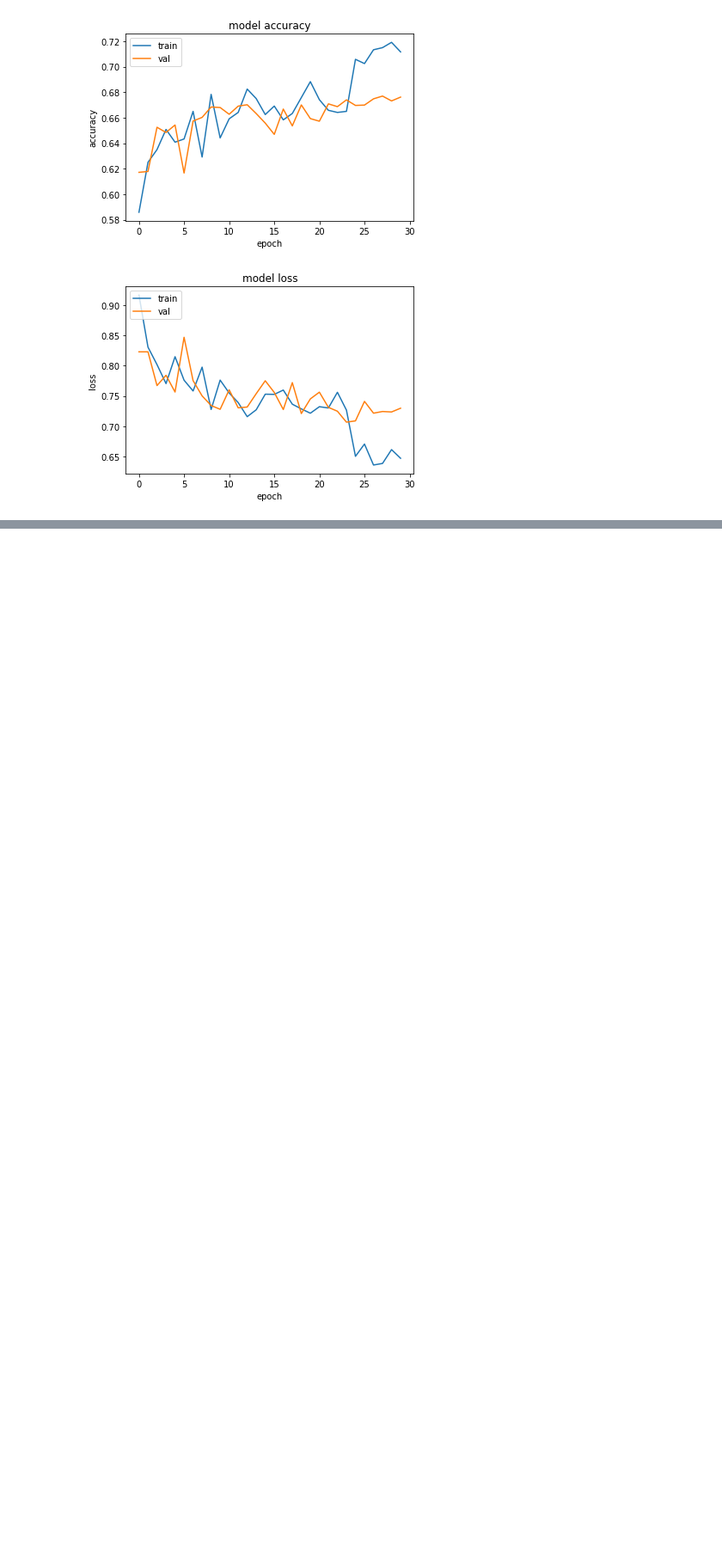
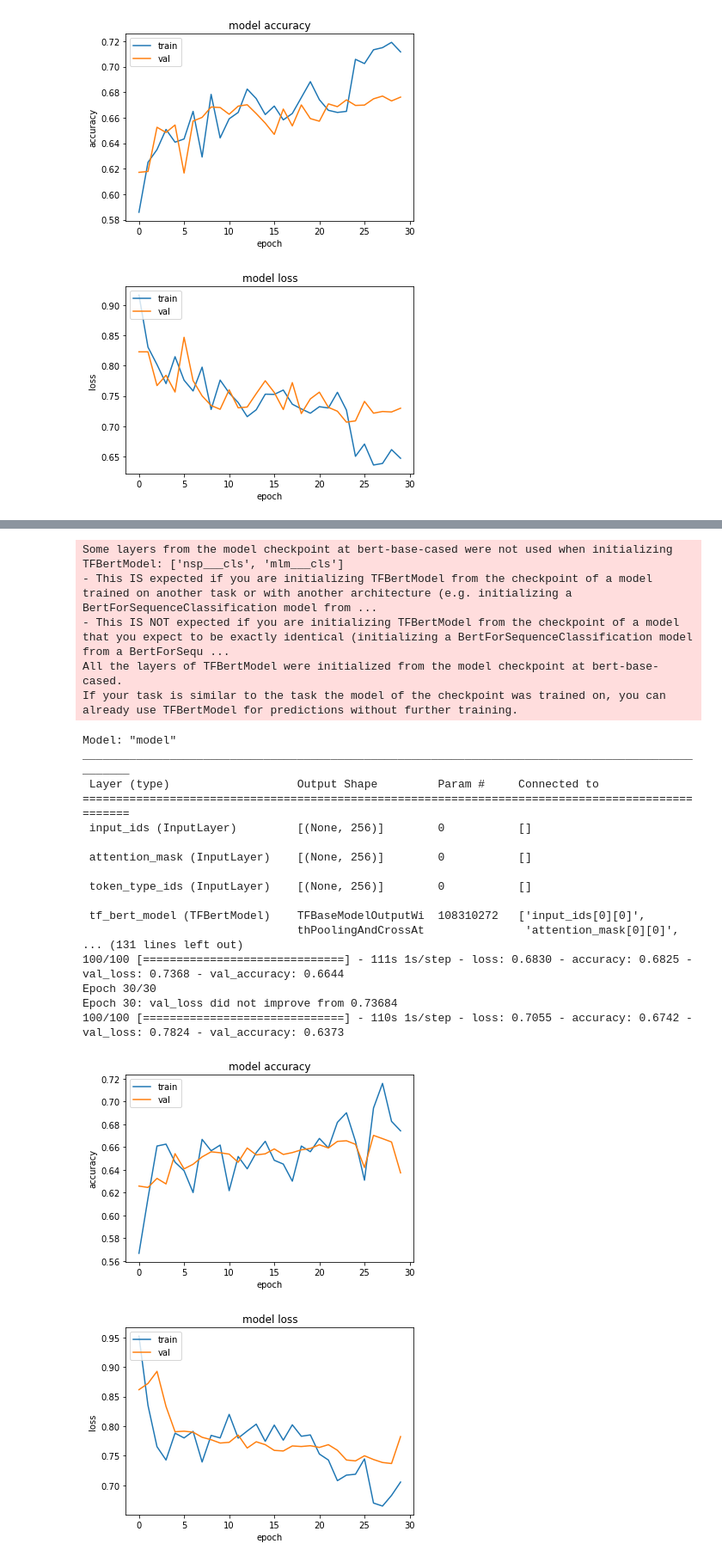
Before and after one commit to Typing-Monkeys/BRUN0-Net, a Jupyter notebook: training/Brun0-Net.ipynb, the cells around one changed output, grey strips where cells are left out. Shown at 86% size. Drawn from its saved outputs; the diff is of its cells as text; code cells hidden in the pictures; blank space fills up the shorter version.

```diff
--- a/training/Brun0-Net.ipynb
+++ b/training/Brun0-Net.ipynb
@@ -1576,0 +1631,28 @@ Epoch 30: val_loss did not improve from 0.70663
+# %%
+# with stopwrds with dataset splitted in a consistent way
+train_and_plot(alphastar_model_builder, 'alpha_star_nostops', remove_stopwards=True)
+# %% [output]
+Some layers from the model checkpoint at bert-base-cased were not used when initializing TFBertModel: ['nsp___cls', 'mlm___cls']
+- This IS expected if you are initializing TFBertModel from the checkpoint of a model trained on another task or with another architecture (e.g. initializing a BertForSequenceClassification model from ...
+- This IS NOT expected if you are initializing TFBertModel from the checkpoint of a model that you expect to be exactly identical (initializing a BertForSequenceClassification model from a BertForSequ ...
+All the layers of TFBertModel were initialized from the model checkpoint at bert-base-cased.
+If your task is similar to the task the model of the checkpoint was trained on, you can already use TFBertModel for predictions without further training.
+Model: "model"
+__________________________________________________________________________________________________
+ Layer (type)                   Output Shape         Param #     Connected to
+==================================================================================================
+ input_ids (InputLayer)         [(None, 256)]        0           []
+
+ attention_mask (InputLayer)    [(None, 256)]        0           []
+
+ token_type_ids (InputLayer)    [(None, 256)]        0           []
+
+ tf_bert_model (TFBertModel)    TFBaseModelOutputWi  108310272   ['input_ids[0][0]',
+                                thPoolingAndCrossAt               'attention_mask[0][0]',
+... (131 lines left out)
+100/100 [==============================] - 111s 1s/step - loss: 0.6830 - accuracy: 0.6825 - val_loss: 0.7368 - val_accuracy: 0.6644
+Epoch 30/30
+Epoch 30: val_loss did not improve from 0.73684
+100/100 [==============================] - 110s 1s/step - loss: 0.7055 - accuracy: 0.6742 - val_loss: 0.7824 - val_accuracy: 0.6373
+[figure, added]
+[figure, added]
```
Also changed, not shown: parts of 12 cells of this notebook, 8 other files.
